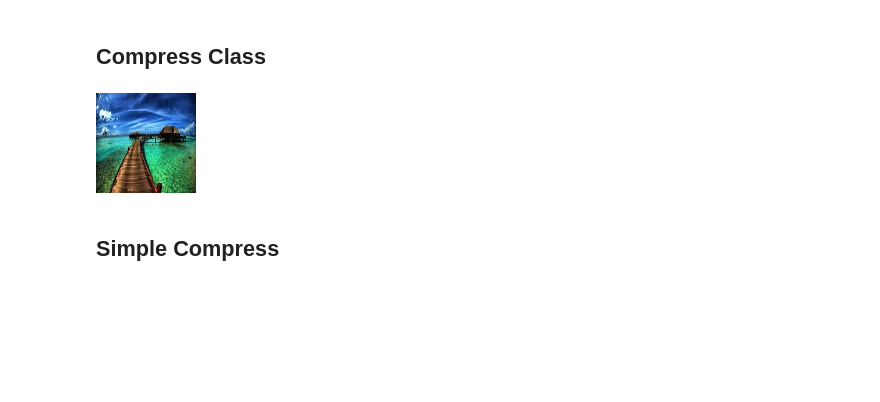
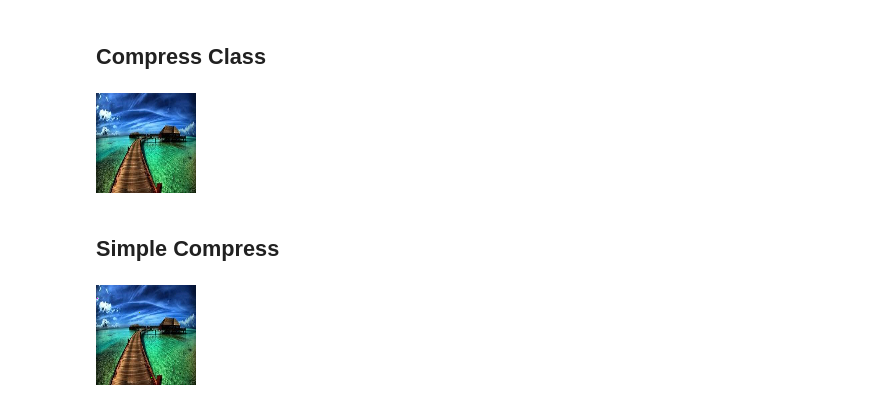
Before and after one commit to harrithha/MDS_2023, a Jupyter notebook: Assignment_1/part1-images.ipynb, the cells around one changed output. Cells and saved outputs as stored; diff of their text form; code cells hidden in the pictures; blank space fills up the shorter version.

Commit message:
fixed image

```diff
--- a/Assignment_1/part1-images.ipynb
+++ b/Assignment_1/part1-images.ipynb
@@ -88,4 +89,12 @@ def compressed_image(img_array, percentage):
     newimg_array = np.zeros((l,w,h))
     for channel in range(h):
         newimg_array[:,:,channel] = compress_channel(img_array, channel, percentage)
-    return newimg_array
+    i = Image.fromarray(newimg_array.astype('uint8'))
+    return i
+# %%
+img = Image.open("./images/1.png")
+img_array = np.array(img)
+i = compressed_image(img_array, 100)
+display(i)
+# %% [output]
+[figure, added]
```
Also changed, not shown: parts of 1 cell of this notebook.
